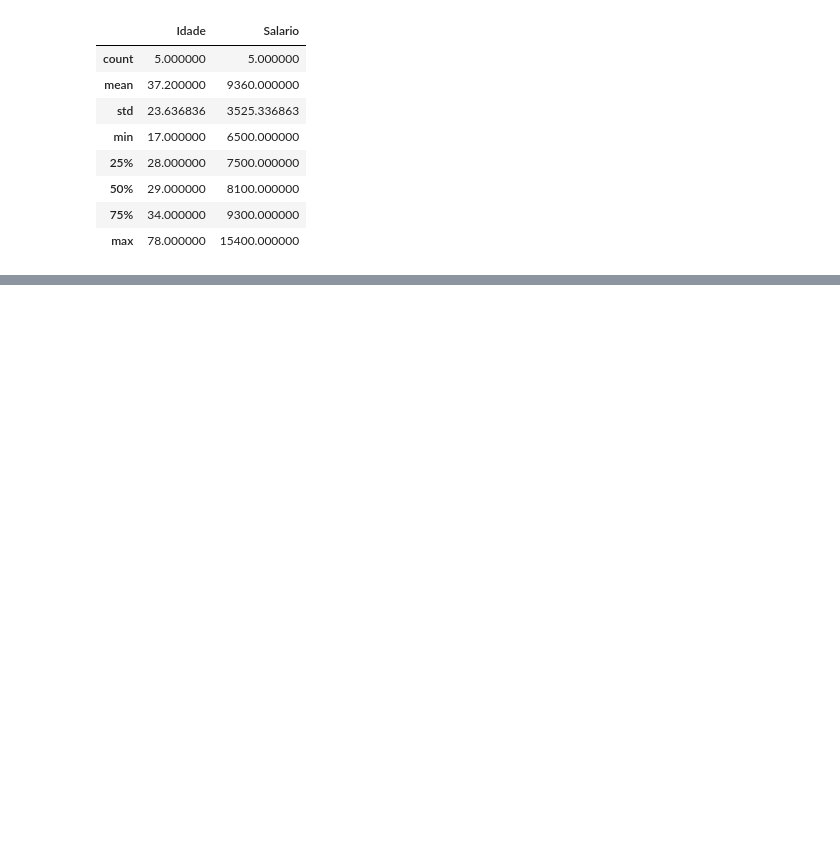
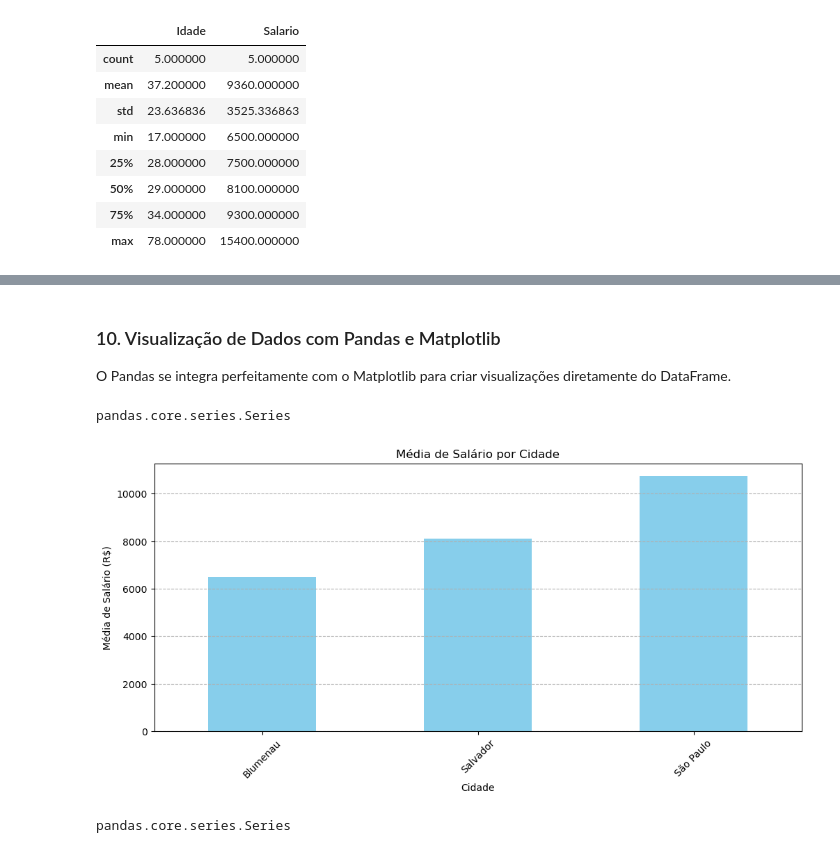
Before and after one commit to leojutsu/Base_Python, a Jupyter notebook: pandas/fund_pandas.ipynb, the cells around one changed output, grey strips where cells are left out. Cells and saved outputs as stored; diff of their text form; code cells hidden in the pictures; blank space fills up the shorter version.

```diff
--- a/pandas/fund_pandas.ipynb
+++ b/pandas/fund_pandas.ipynb
@@ -447,0 +721,4 @@ df.describe(include = [np.number]) # só colunas numéricas (comportamento padr
+# %% [markdown]
+### 10. Visualização de Dados com Pandas e Matplotlib
+
+O Pandas se integra perfeitamente com o Matplotlib para criar visualizações diretamente do DataFrame.
@@ -447,0 +729,25 @@ df.describe(include = [np.number]) # só colunas numéricas (comportamento padr
+# %%
+# Carregar novamente o dataframe inicial
+df_init = pd.read_csv('dados_funcionarios_sem_indice.csv')
+# %%
+# Calcular a média de salário por cidade
+media_salario_cidade = df_init.groupby('Cidade')['Salario'].mean()
+# %%
+type(media_salario_cidade)
+# %% [output]
+pandas.core.series.Series
+# %%
+# Gráfico de Barras: Média de Salário por Cidade
+media_salario_cidade.plot(kind ='bar', figsize = (12, 5), color = 'skyblue')
+
+# Adicionando título e rótulo
+plt.title('Média de Salário por Cidade')
+plt.xlabel('Cidade')
+plt.ylabel('Média de Salário (R$)')
+plt.xticks(rotation = 45)
+plt.grid(axis = 'y', linestyle = '--')
+
+# Mostrar o gráfico
+plt.show()
+# %% [output]
+[figure, added]
@@ -447,0 +757,4 @@ df.describe(include = [np.number]) # só colunas numéricas (comportamento padr
+# %%
+type(contagem_cidade)
+# %% [output]
+pandas.core.series.Series
```
Also changed, not shown: parts of 37 cells of this notebook, 1 other file.
